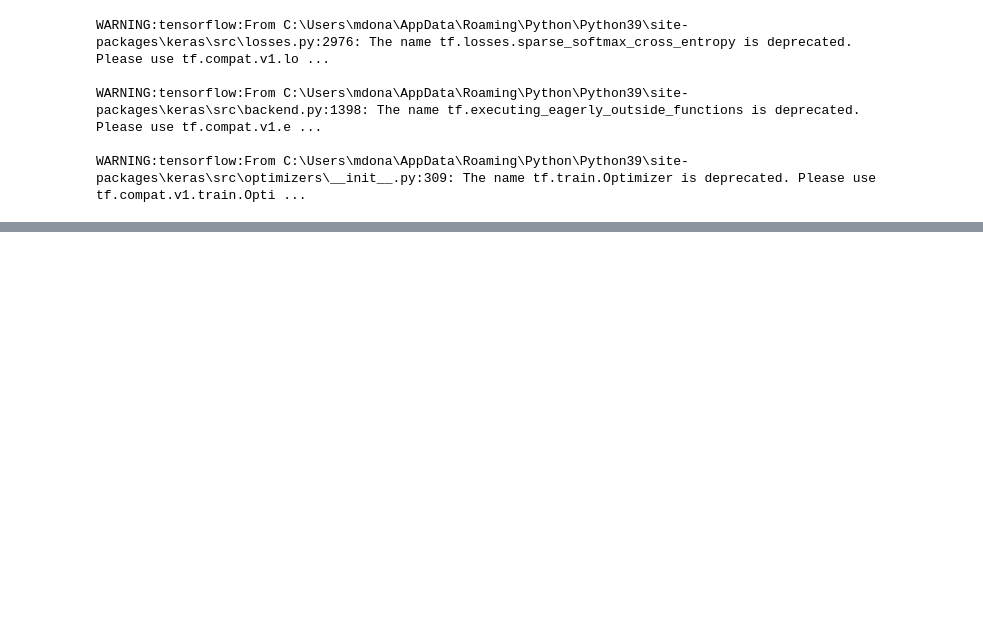
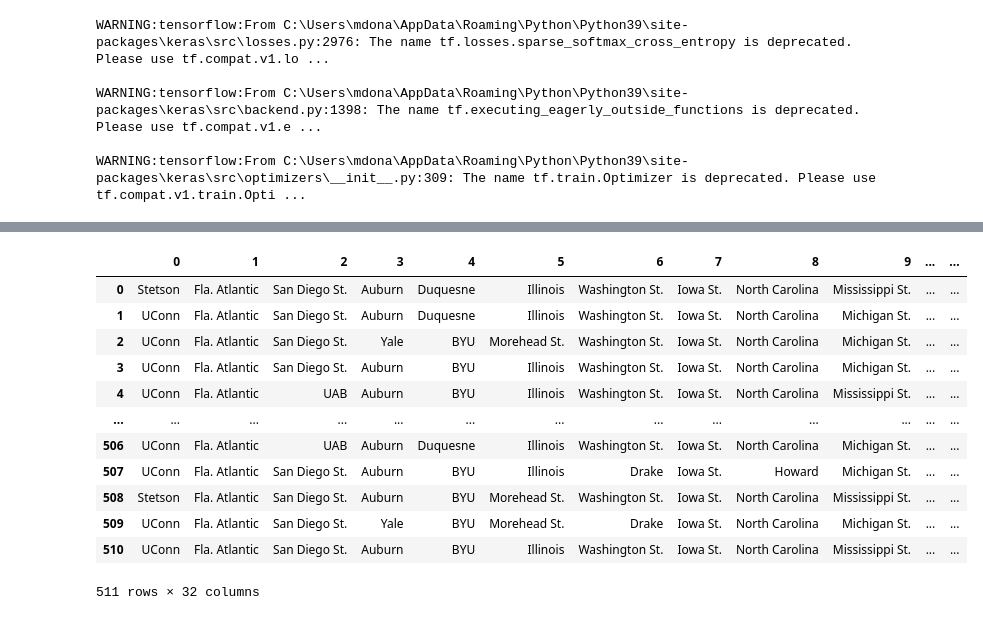
Before and after one commit to mdonahue263/NCAA_Markov, a Jupyter notebook: run_tourney_sim_py.ipynb, the cells around one changed output, grey strips where cells are left out. Saved outputs shown, nothing was run; the diff lists cells and outputs as text; code cells hidden in the pictures; blank space fills up the shorter version.

```diff
--- a/run_tourney_sim_py.ipynb
+++ b/run_tourney_sim_py.ipynb
@@ -28,0 +27,14 @@ Tiebreaker O/U: 149
+# %%
+all_results_dict = dict()
+unique_values=1
+all_results_dict[unique_values]=current_result
+# %%
+%%capture
+for i in tqdm(range(1000)):
+    current_result = simulate_tournament(strategy='nn', reps=1, auto=True, model=np.random.choice(all_models))
+    if current_result in all_results_dict.values():
+        all_results_repeat.append(list(all_results_dict.values()).index(current_result) + 1)
+    else:
+        unique_values+=1
+        all_results_dict[unique_values]=current_result
+        all_results_repeat.append(unique_values)
@@ -28,0 +74,6 @@ Tiebreaker O/U: 149
+# %%
+wins_list = []
+for val in all_results_dict.values():
+    wins_list.append(val[:32])
+# %%
+wframe=pd.DataFrame(wins_list)
@@ -28,0 +103,16 @@ Tiebreaker O/U: 149
+# %%
+wframe
+# %% [output]
+|  | 0 | 1 | 2 | 3 | 4 | 5 | 6 | 7 | 8 | 9 | ... | ... |
+| 0 | Stetson | Fla. Atlantic | San Diego St. | Auburn | Duquesne | Illinois | Washington St. | Iowa St. | North Carolina | Mississippi St. | ... | ... |
+| 1 | UConn | Fla. Atlantic | San Diego St. | Auburn | Duquesne | Illinois | Washington St. | Iowa St. | North Carolina | Michigan St. | ... | ... |
+| 2 | UConn | Fla. Atlantic | San Diego St. | Yale | BYU | Morehead St. | Washington St. | Iowa St. | North Carolina | Michigan St. | ... | ... |
+| 3 | UConn | Fla. Atlantic | San Diego St. | Auburn | BYU | Illinois | Washington St. | Iowa St. | North Carolina | Michigan St. | ... | ... |
+| 4 | UConn | Fla. Atlantic | UAB | Auburn | BYU | Illinois | Washington St. | Iowa St. | North Carolina | Mississippi St. | ... | ... |
+| ... | ... | ... | ... | ... | ... | ... | ... | ... | ... | ... | ... | ... |
+| 506 | UConn | Fla. Atlantic | UAB | Auburn | Duquesne | Illinois | Washington St. | Iowa St. | North Carolina | Michigan St. | ... | ... |
+| 507 | UConn | Fla. Atlantic | San Diego St. | Auburn | BYU | Illinois | Drake | Iowa St. | Howard | Michigan St. | ... | ... |
+| 508 | Stetson | Fla. Atlantic | San Diego St. | Auburn | BYU | Morehead St. | Washington St. | Iowa St. | North Carolina | Mississippi St. | ... | ... |
+| 509 | UConn | Fla. Atlantic | San Diego St. | Yale | BYU | Morehead St. | Drake | Iowa St. | North Carolina | Michigan St. | ... | ... |
+| 510 | UConn | Fla. Atlantic | San Diego St. | Auburn | BYU | Illinois | Washington St. | Iowa St. | North Carolina | Mississippi St. | ... | ... |
+511 rows × 32 columns
```
Also changed, not shown: parts of 15 cells of this notebook, 19 other files.
